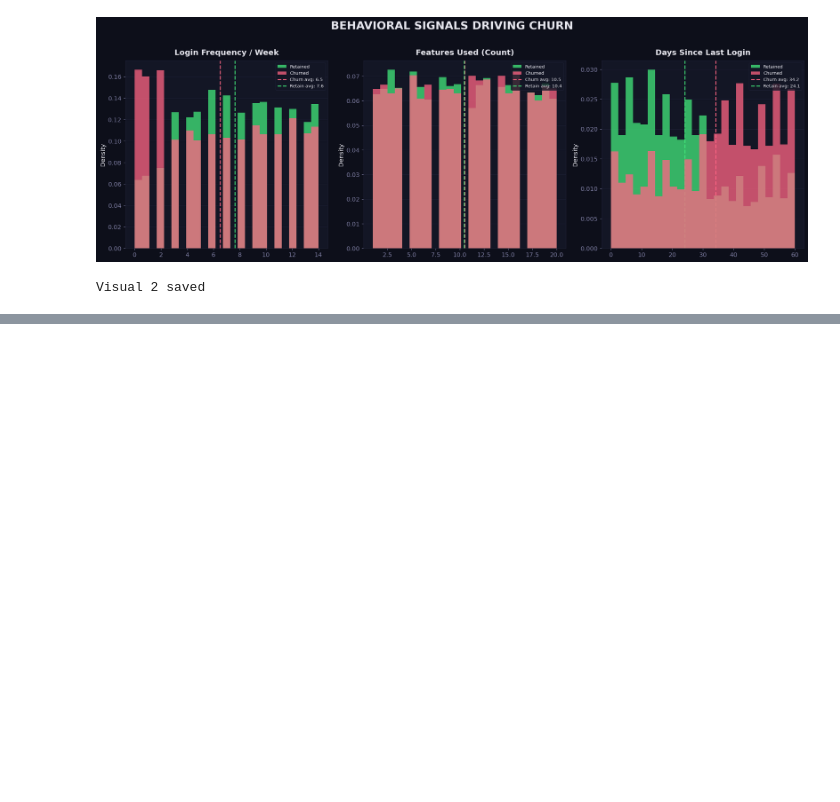
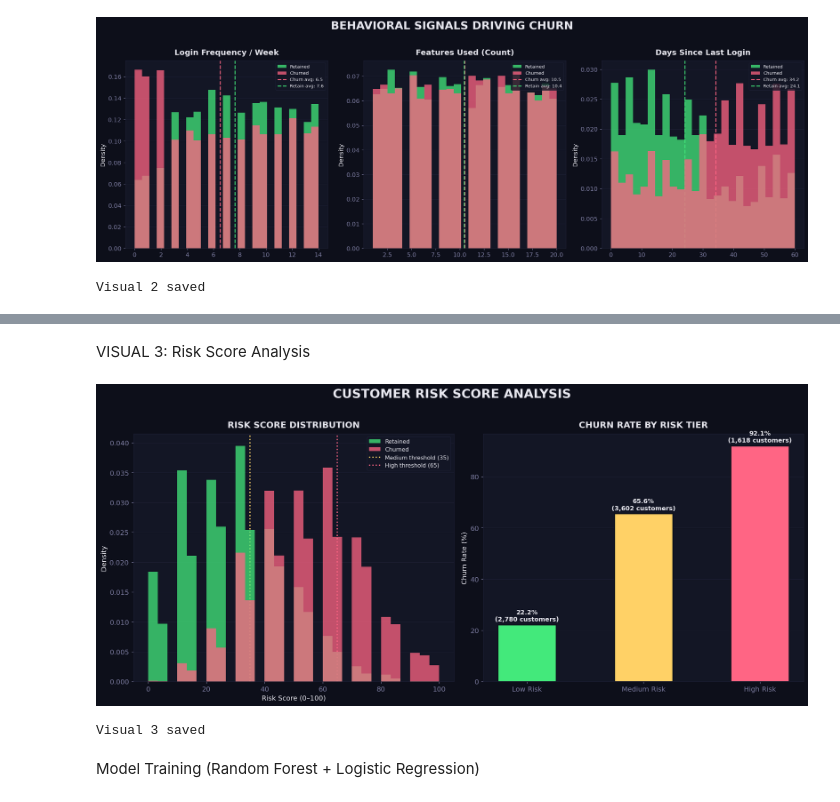
Before and after one commit to Qirrat098/AI-Powered-Customer-Churn-Intelligence-System, a Jupyter notebook: AI_Customer_Churn.ipynb, the cells around one changed output, grey strips where cells are left out. Cells and saved outputs as stored; diff of their text form; code cells hidden in the pictures; blank space fills up the shorter version.

Commit message:
Model Added

```diff
--- a/AI_Customer_Churn.ipynb
+++ b/AI_Customer_Churn.ipynb
@@ -269,0 +339,57 @@ Visual 2 saved
+# %% [markdown]
+VISUAL 3: Risk Score Analysis
+# %%
+fig, axes = plt.subplots(1, 2, figsize=(16, 7), facecolor=PALETTE['bg'])
+fig.suptitle('CUSTOMER RISK SCORE ANALYSIS',
+             fontsize=20, fontweight='bold', color=PALETTE['text'], y=1.02)
+
+# Left: Risk score distribution by churn
+ax = axes[0]
+ax.hist(df[df['churn']==0]['risk_score'], bins=30, alpha=0.75,
+        color=PALETTE['retain'], label='Retained', density=True, zorder=3)
+ax.hist(df[df['churn']==1]['risk_score'], bins=30, alpha=0.75,
+        color=PALETTE['churn'],  label='Churned',  density=True, zorder=4)
+ax.axvline(35, color=PALETTE['accent4'],  linestyle=':', linewidth=2, label='Medium threshold (35)')
+ax.axvline(65, color=PALETTE['accent2'],  linestyle=':', linewidth=2, label='High threshold (65)')
+ax.set_title('RISK SCORE DISTRIBUTION', pad=10)
+ax.set_xlabel('Risk Score (0–100)')
+ax.set_ylabel('Density')
+ax.yaxis.grid(True)
+ax.legend(fontsize=9)
+
+# Right: Churn rate by risk tier (sorted)
+ax2 = axes[1]
+tier_order  = ['Low Risk', 'Medium Risk', 'High Risk']
+tier_churn  = df.groupby('risk_tier')['churn'].mean() * 100
+tier_counts = df['risk_tier'].value_counts()
+tier_colors = [PALETTE['retain'], PALETTE['accent4'], PALETTE['churn']]
+
+bars = ax2.bar(
+    tier_order,
+    [tier_churn.get(t, 0) for t in tier_order],
+    color=tier_colors,
+    edgecolor=PALETTE['bg'], linewidth=1.5, width=0.5, zorder=3
+)
+ax2.yaxis.grid(True, zorder=0)
+ax2.set_title('CHURN RATE BY RISK TIER', pad=10)
+ax2.set_ylabel('Churn Rate (%)')
+
+for bar, tier in zip(bars, tier_order):
+    churn_val = tier_churn.get(tier, 0)
+    count_val = tier_counts.get(tier, 0)
+    ax2.text(bar.get_x() + bar.get_width()/2,
+             bar.get_height() + 0.8,
+             f'{churn_val:.1f}%\n({count_val:,} customers)',
+             ha='center', va='bottom', fontsize=10,
+             fontweight='bold', color=PALETTE['text'])
+
+plt.tight_layout()
+plt.savefig('visual3_risk_score.png',
+            dpi=150, bbox_inches='tight', facecolor=PALETTE['bg'])
+plt.show()
+print("Visual 3 saved")
+# %% [output]
+[figure, added]
+Visual 3 saved
+# %% [markdown]
+Model Training (Random Forest + Logistic Regression)
```
Also changed, not shown: parts of 3 cells of this notebook, 1 other file.
